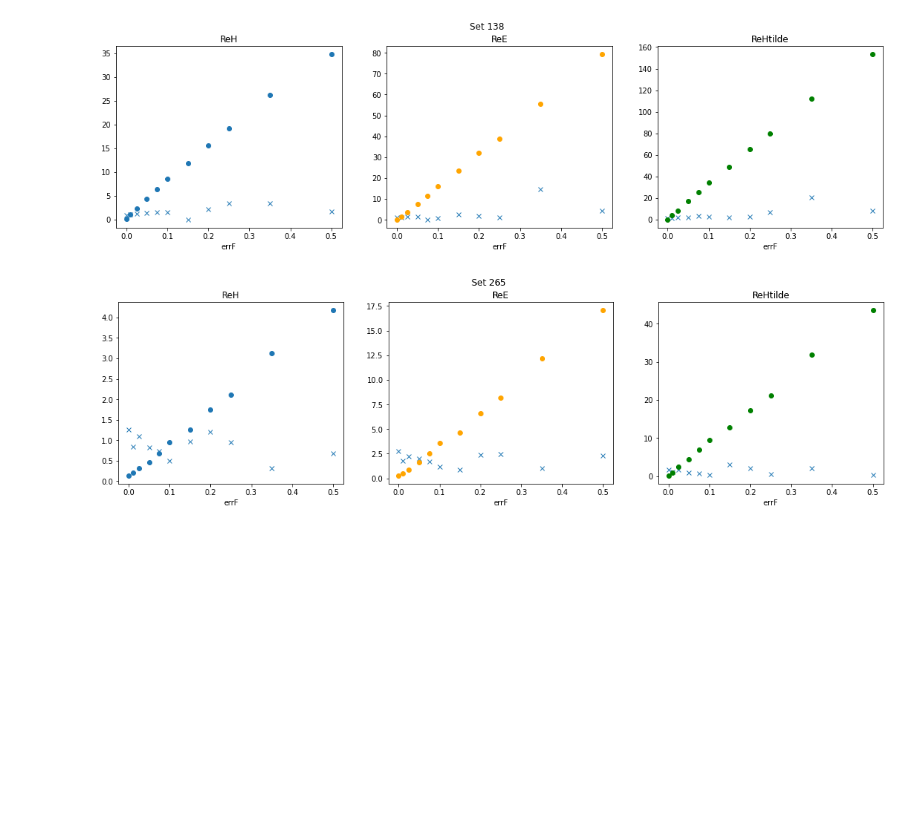
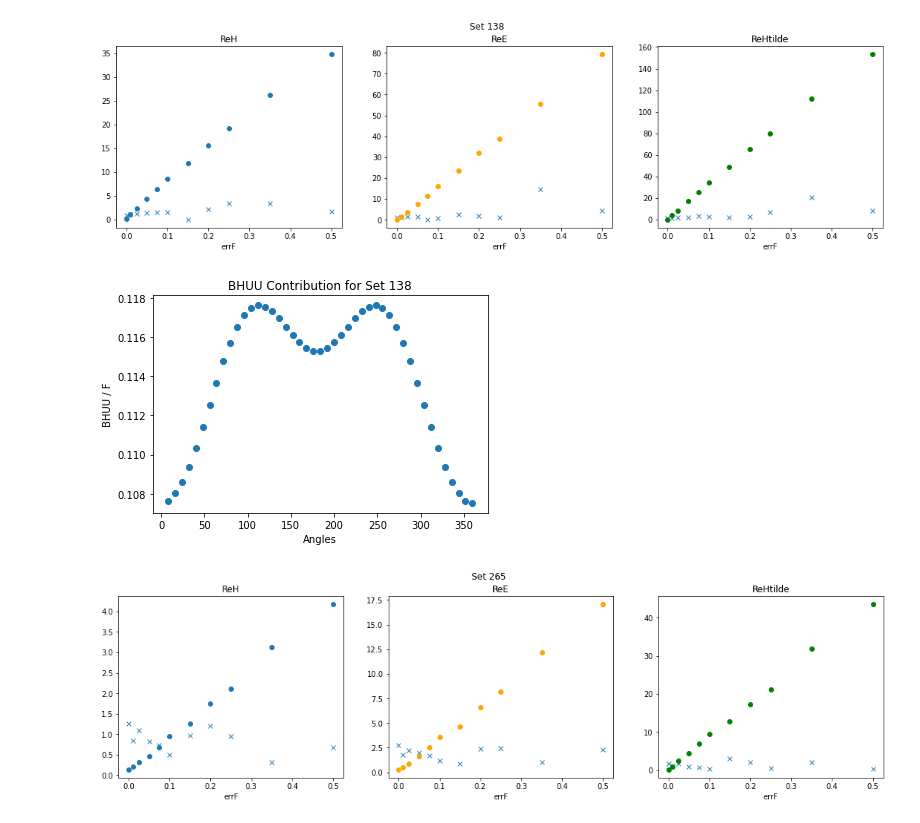
Before and after one commit to extraction-tools/ANN, a Jupyter notebook: Aaryan/ErrorFvAccuracy_ManySets.ipynb, the cells around one changed output. Drawn from its saved outputs; the diff is of its cells as text; code cells hidden in the pictures; blank space fills up the shorter version.

```diff
--- a/Aaryan/ErrorFvAccuracy_ManySets.ipynb
+++ b/Aaryan/ErrorFvAccuracy_ManySets.ipynb
@@ -99,6 +122,10 @@ plot(errValues, 98)
 plot(errValues, 137)
 # %% [output]
 [figure]
+# %%
+getContribution(137)
+# %% [output]
+[figure, added]
 # %%
 plot(errValues, 264)
 # %% [output]
```
Also changed, not shown: parts of 25 cells of this notebook.
